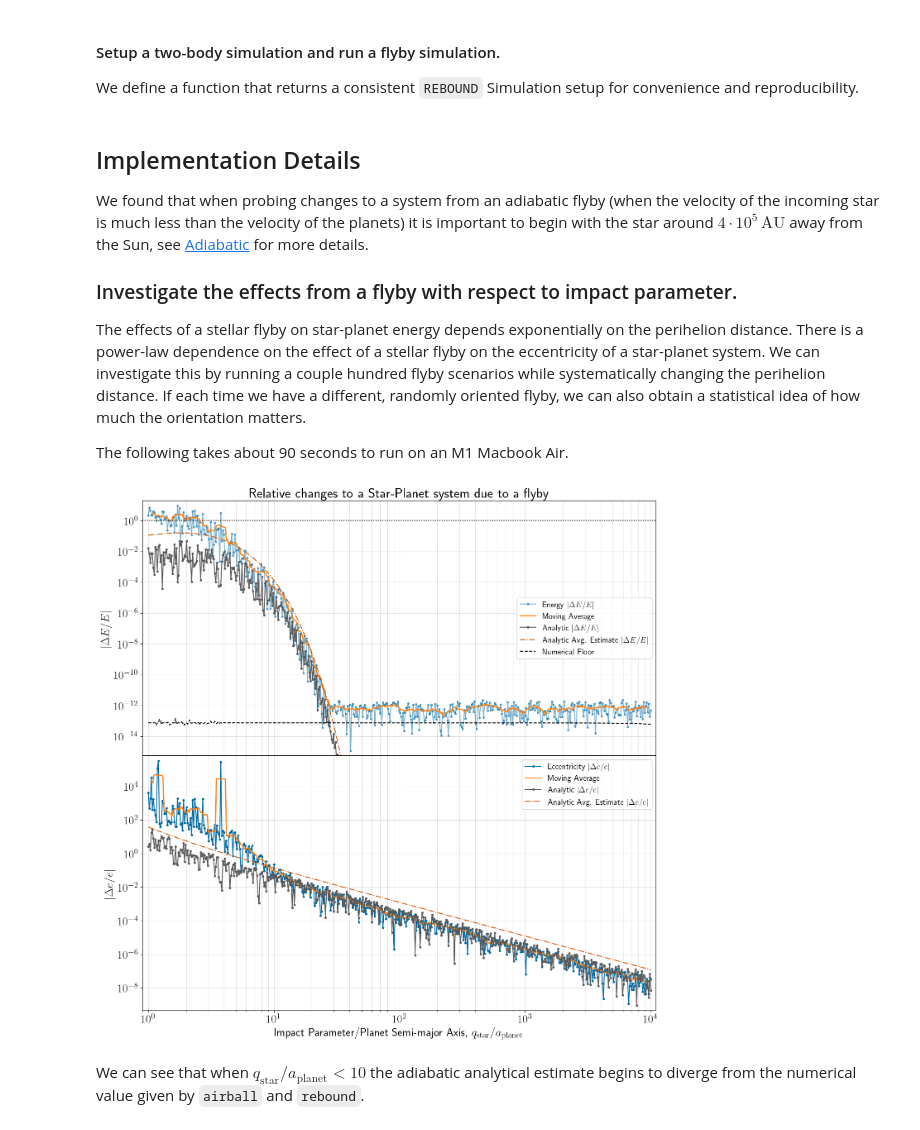
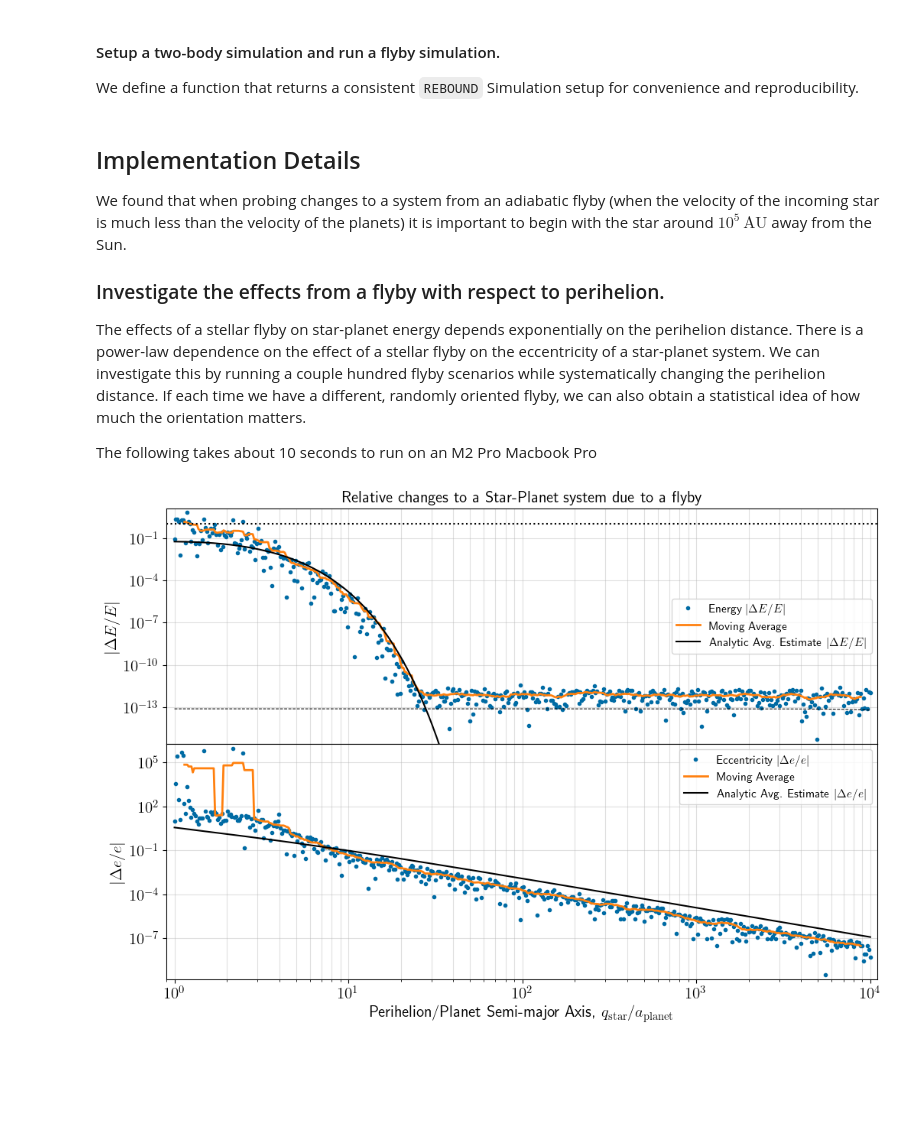
Before and after one commit to zyrxvo/airball, a Jupyter notebook: docs/examples/adiabatic-tests.ipynb, the cells around one changed output. Saved outputs shown, nothing was run; the diff lists cells and outputs as text; code cells hidden in the pictures; blank space fills up the shorter version.

```diff
--- a/docs/examples/adiabatic-tests.ipynb
+++ b/docs/examples/adiabatic-tests.ipynb
@@ -60,12 +63,10 @@ def setup(planet_mass=5.151383772628674e-05*u.solMass, planet_a=30.2776214326906
 # %% [markdown]
 ## Implementation Details
 
-We found that  when probing changes to a system from an adiabatic flyby (when the velocity of the incoming star is much less than the velocity of the planets) it is important to begin with the star around $4\cdot 10^5\,\mathrm{AU}$ away from the Sun, see [Adiabatic](./Adiabatic.ipynb) for more details.
+We found that  when probing changes to a system from an adiabatic flyby (when the velocity of the incoming star is much less than the velocity of the planets) it is important to begin with the star around $10^5\,\mathrm{AU}$ away from the Sun.
 
-### Investigate the effects from a flyby with respect to impact parameter.
+### Investigate the effects from a flyby with respect to perihelion.
 
 The effects of a stellar flyby on star-planet energy depends exponentially on the perihelion distance. There is a power-law dependence on the effect of a stellar flyby on the eccentricity of a star-planet system. We can investigate this by running a couple hundred flyby scenarios while systematically changing the perihelion distance. If each time we have a different, randomly oriented flyby, we can also obtain a statistical idea of how much the orientation matters.
 
-The following takes about 90 seconds to run on an M1 Macbook Air.
+The following takes about 10 seconds to run on an M2 Pro Macbook Pro
-# %%
-ma = airball.tools.moving_average
@@ -106,40 +100,31 @@ de = np.abs((e[1:]-e[0])/e[0])
 # %%
-b_a = star_bs/planet_a
+n = 15
+plt.rcParams.update({'font.size': 15})
+fig,ax = plt.subplots(2,1, figsize=(10,8), sharex=True)
+ax[0].set_title('Relative changes to a Star-Planet system due to a flyby', font={'size':15})
 
-plt.rcParams.update({'font.size': 20})
-fig,ax = plt.subplots(2,1, figsize=(16,16), sharex=True)
-ax[0].set_title('Relative changes to a Star-Planet system due to a flyby')
-
-ax[0].plot(b_a, dE, 'C0.-', alpha=0.5, label=r'Energy $|\Delta E/E|$')
-ax[0].plot(ma(b_a, n=10), ma(dE, n=10), 'C1-', lw=2, label='Moving Average')
-ax[0].plot(b_a, analytic_dE, 'C3.-', label=r'Analytic $|\Delta E/E|$')
-ax[0].plot(b_a, est_dE, 'C5-.', label=r'Analytic Avg. Estimate $|\Delta E/E|$')
-ax[0].plot(b_a, 2.0**(-53.0) * np.sqrt(nsteps), 'k--', label='Numerical Floor')
+ax[0].loglog(qda, dE, 'C0.', label=r'Energy $|\Delta E/E|$')
+ax[0].loglog(ma(qda, n=n), ma(dE, n=n), 'C1-', lw=2, label='Moving Average')
+ax[0].loglog(qda, est_dE, 'k-', label=r'Analytic Avg. Estimate $|\Delta E/E|$')
+ax[0].loglog(qda, 2.0**(-53.0) * np.sqrt(nsteps), 'k--', lw=0.75)
 ax[0].axhline(y=1, ls=':', c='k')
-ax[0].legend(prop={'size': 14})
-ax[0].set_yscale('log')
-ax[0].set_xscale('log')
-ax[0].xaxis.grid(True, which='both', alpha=0.4)
-ax[0].yaxis.grid(True, which='both', alpha=0.4)
 ax[0].set_ylabel(r'$|\Delta E/E|$')
-ax[0].set_xlim([np.min(b_a)*0.9, np.max(b_a)*1.1])
+ax[0].set_xlim([np.min(qda)*0.9, np.max(qda)*1.1])
 ax[0].set_ylim([np.min(dE)/2, np.max(dE)*2])
 
-ax[1].plot(b_a, de, 'C0.-', label=r'Eccentricity $|\Delta e/e|$')
-ax[1].plot(ma(b_a, n=10), ma(de, n=10), 'C1-', lw=2, label='Moving Average')
-ax[1].plot(b_a, analytic_de, 'C3.-', label=r'Analytic $|\Delta e/e|$')
-ax[1].plot(b_a, est_de, 'C5-.', label=r'Analytic Avg. Estimate $|\Delta e/e|$')
-ax[1].legend(prop={'size': 14})
-ax[1].set_ylim([np.min([de,analytic_de])/2, np.max([de,analytic_de])*2])
-ax[1].set_yscale('log')
-ax[1].xaxis.grid(True, which='both', alpha=0.4)
-ax[1].yaxis.grid(True, which='both', alpha=0.4)
+ax[1].loglog(qda, de, 'C0.', label=r'Eccentricity $|\Delta e/e|$')
+ax[1].loglog(ma(qda, n=n), ma(de, n=n), 'C1-', lw=2, label='Moving Average')
+ax[1].loglog(qda, est_de, 'k-', label=r'Analytic Avg. Estimate $|\Delta e/e|$')
+ax[1].set_ylim([np.min(de)/2, np.max(de)*2])
 ax[1].set_ylabel(r'$|\Delta e/e|$')
-ax[1].set_xlabel(r'Impact Parameter/Planet Semi-major Axis, $q_\mathrm{star}/a_\mathrm{planet}$')
+ax[1].set_xlabel(r'Perihelion/Planet Semi-major Axis, $q_\mathrm{star}/a_\mathrm{planet}$')
+
+for i in range(2):
+    ax[i].legend(prop={'size': 11})
+    ax[i].xaxis.grid(True, which='both', alpha=0.4)
+    ax[i].yaxis.grid(True, which='both', alpha=0.4)
 
 plt.subplots_adjust(hspace=0.)
 plt.show()
 # %% [output]
-[figure, old version]
+[figure, new version]
-# %% [markdown]
-We can see that when $q_\mathrm{star}/a_\mathrm{planet} < 10$ the adiabatic analytical estimate begins to diverge from the numerical value given by `airball` and `rebound`.
```
Also changed, not shown: parts of 12 cells of this notebook, 1 other file.
